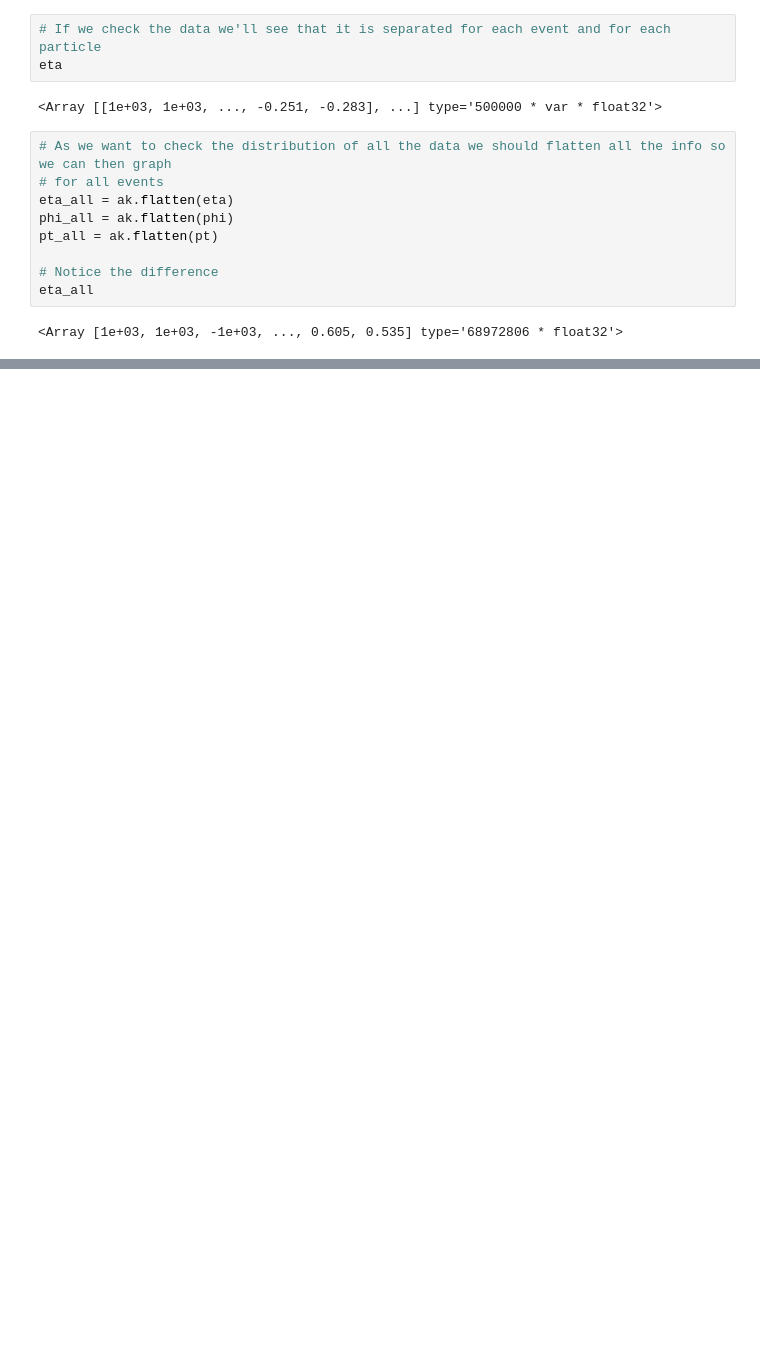
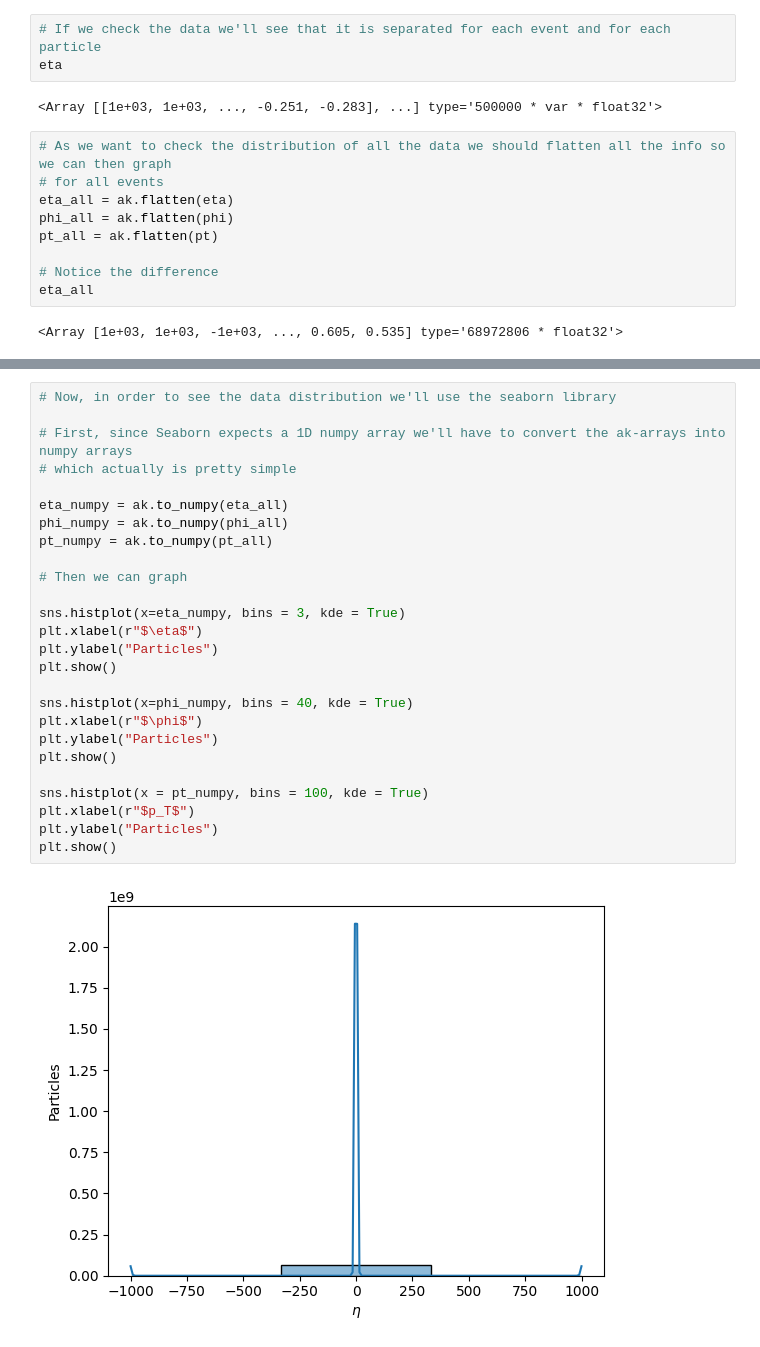
Before and after one commit to emmdaz/Higgs-Boson-LHC-Collision-Detector, a Jupyter notebook: Exploratory-Analysis-Using-Uproot-Matplotlib-and-Seaborn.ipynb, the cells around one changed output, grey strips where cells are left out. Saved outputs shown, nothing was run; the diff lists cells and outputs as text; blank space fills up the shorter version.

Commit message:
Se añadió el KDE usando Seaborn para la distribución de los datos de eta, phi y P_t de las colisiones de partículas.

```diff
--- a/Exploratory-Analysis-Using-Uproot-Matplotlib-and-Seaborn.ipynb
+++ b/Exploratory-Analysis-Using-Uproot-Matplotlib-and-Seaborn.ipynb
@@ -105,2 +104,30 @@ plt.show()
 [figure]
 [figure]
+# %%
+# Now, in order to see the data distribution we'll use the seaborn library
+
+# First, since Seaborn expects a 1D numpy array we'll have to convert the ak-arrays into numpy arrays
+# which actually is pretty simple
+
+eta_numpy = ak.to_numpy(eta_all)
+phi_numpy = ak.to_numpy(phi_all)
+pt_numpy = ak.to_numpy(pt_all)
+
+# Then we can graph
+
+sns.histplot(x=eta_numpy, bins = 3, kde = True)
+plt.xlabel(r"$\eta$")
+plt.ylabel("Particles")
+plt.show()
+
+sns.histplot(x=phi_numpy, bins = 40, kde = True)
+plt.xlabel(r"$\phi$")
+plt.ylabel("Particles")
+plt.show()
+
+sns.histplot(x = pt_numpy, bins = 100, kde = True)
+plt.xlabel(r"$p_T$")
+plt.ylabel("Particles")
+plt.show()
+# %% [output]
+[figure, added]
```
Also changed, not shown: parts of 5 cells of this notebook.
